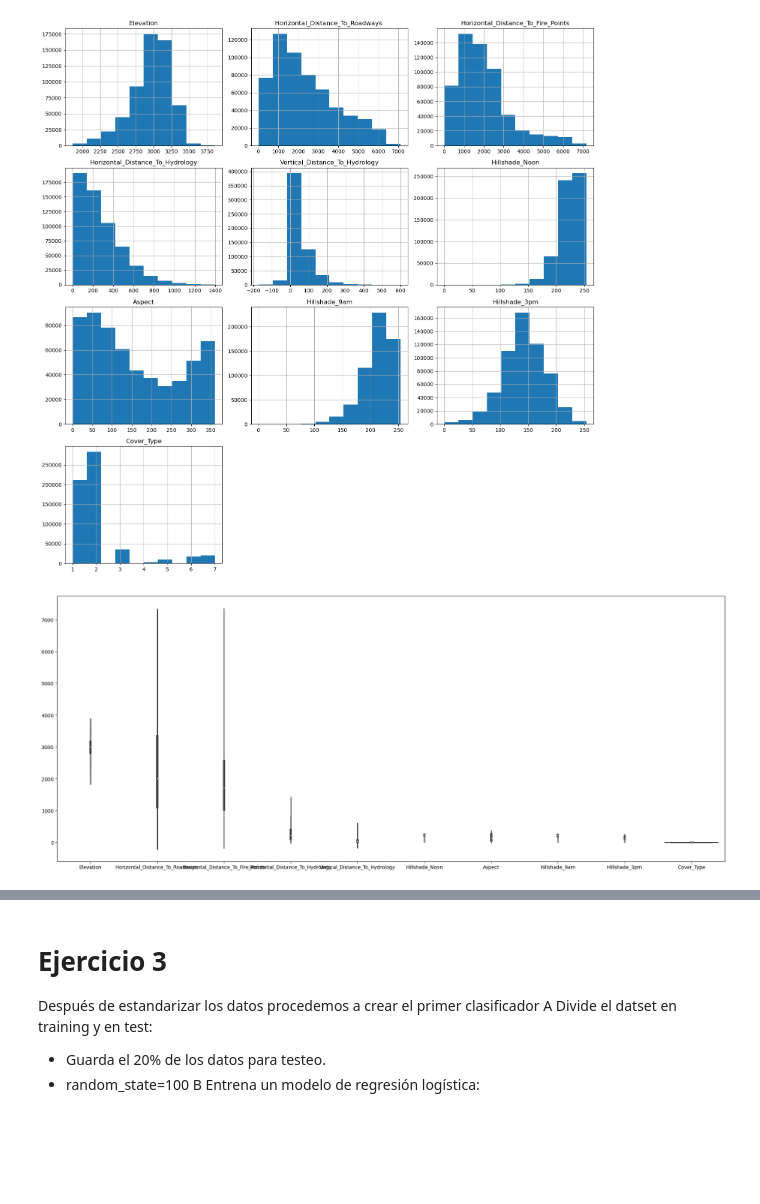
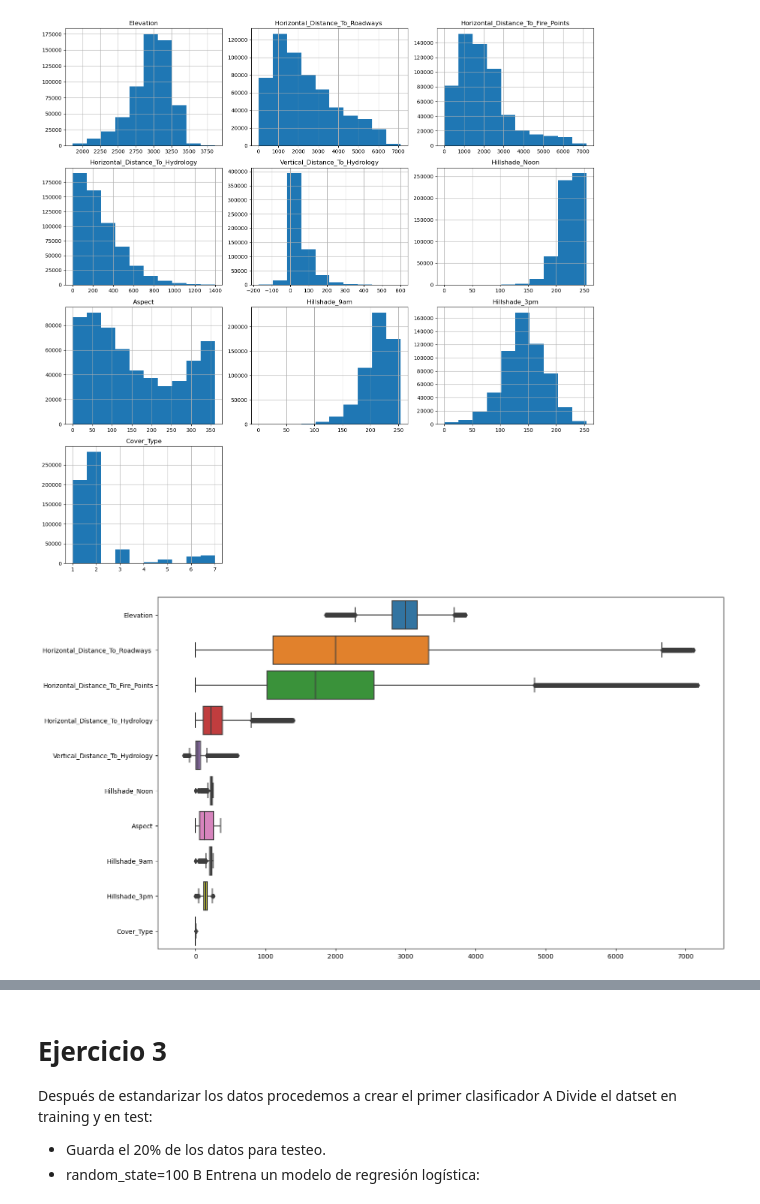
Before and after one commit to seerraa16/Examen_EDA, a Jupyter notebook: ejercicio_1.ipynb, the cells around one changed output, grey strips where cells are left out. Saved outputs shown, nothing was run; the diff lists cells and outputs as text; code cells hidden in the pictures; blank space fills up the shorter version.

```diff
--- a/ejercicio_1.ipynb
+++ b/ejercicio_1.ipynb
@@ -140,11 +140,11 @@ plt.show()
 [figure]
 # %%
 # graficas de violin
-plt.figure(figsize=(25,10))
-sns.violinplot(data=df_reducida, orient="v")
+plt.figure(figsize=(16,10))
+sns.boxplot(data=df_reducida, orient="h")
 plt.show()
 # %% [output]
-[figure, old version]
+[figure, new version]
 # %%
 # normalizar todas las variables
 from sklearn.preprocessing import MinMaxScaler
```
Also changed, not shown: parts of 4 cells of this notebook.
